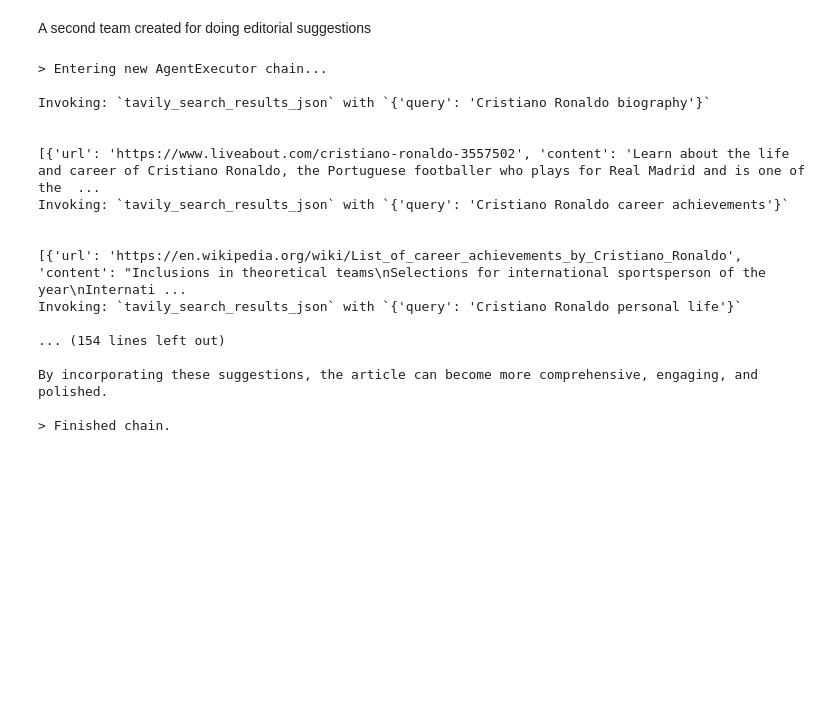
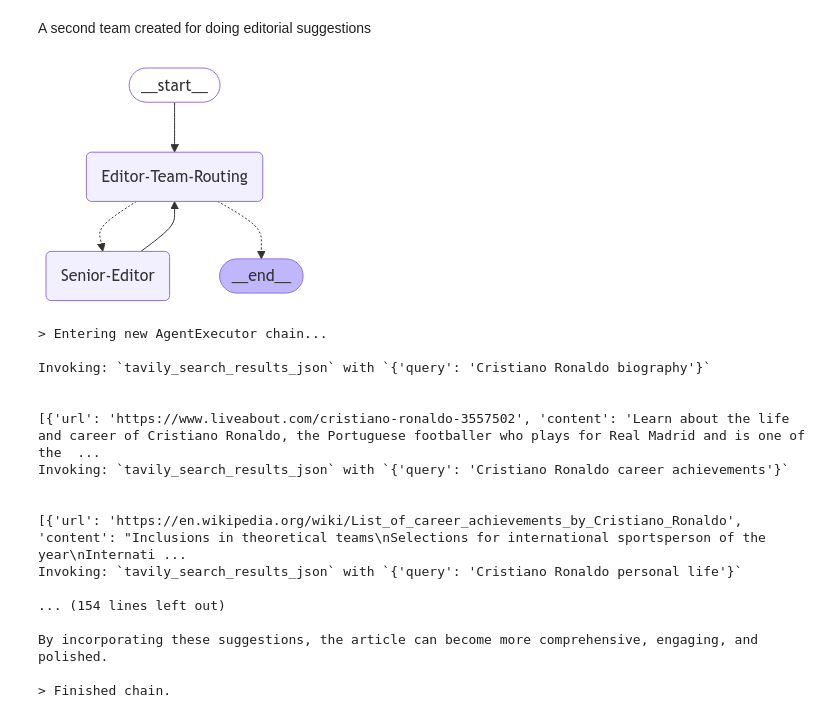
Before and after one commit to rootflo/flo-ai, a Jupyter notebook: examples/build_agents_by_code.ipynb, the cells around one changed output. Drawn from its saved outputs; the diff is of its cells as text; code cells hidden in the pictures; blank space fills up the shorter version.

```diff
--- a/examples/build_agents_by_code.ipynb
+++ b/examples/build_agents_by_code.ipynb
@@ -43,14 +54,23 @@ draw_to_file(flo_team_1, "dk.png", True)
 # %% [markdown]
 A second team created for doing editorial suggestions
 # %%
-chief_editorial = FloAgent.Builder(session, "Senior-Editor",
-                              "Have a look at the article created and give editorial suggestions", [TavilySearchResults()]).build()
+chief_editorial = FloAgent.Builder(
+    session,
+    "Senior-Editor",
+    "Have a look at the article created and give editorial suggestions",
+    [TavilySearchResults()]
+).build()
 
 edit_team = FloTeam.Builder(session, "Editorial-Team", [chief_editorial]).build()
 r2 = FloSupervisor.Builder(session, "Editor-Team-Routing", edit_team).build()
 
 editorial_team = r2.build_routed_team()
-draw_to_file(editorial_team, "editorial.png", True)
+# %%
+from IPython.display import Image, display
+
+display(Image(editorial_team.draw()))
+# %% [output]
+[figure, added]
 # %%
 journal_company = FloTeam.Builder(session, "Newspaper", [flo_team_1, editorial_team])
 
```
Also changed, not shown: parts of 4 cells of this notebook, 4 other files.
